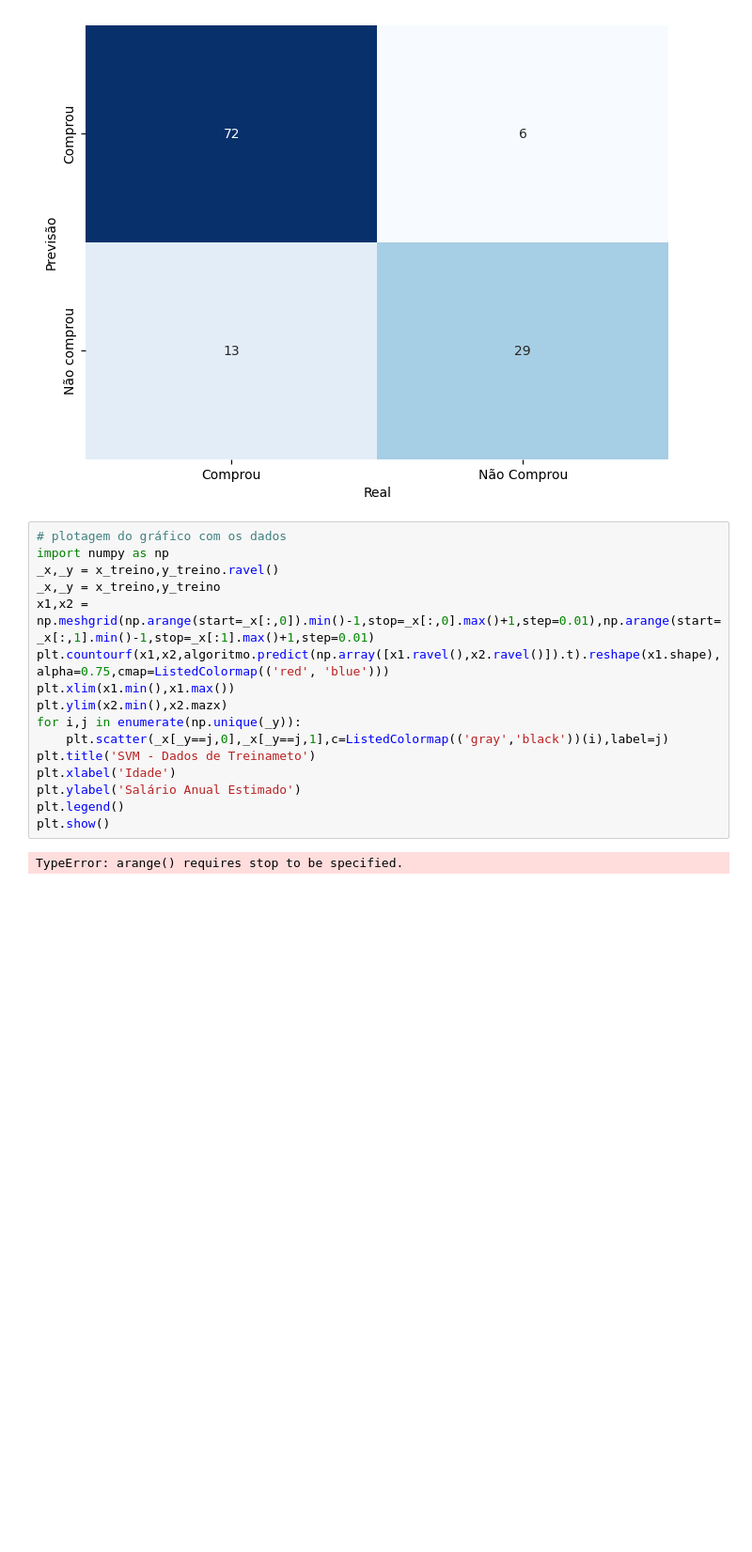
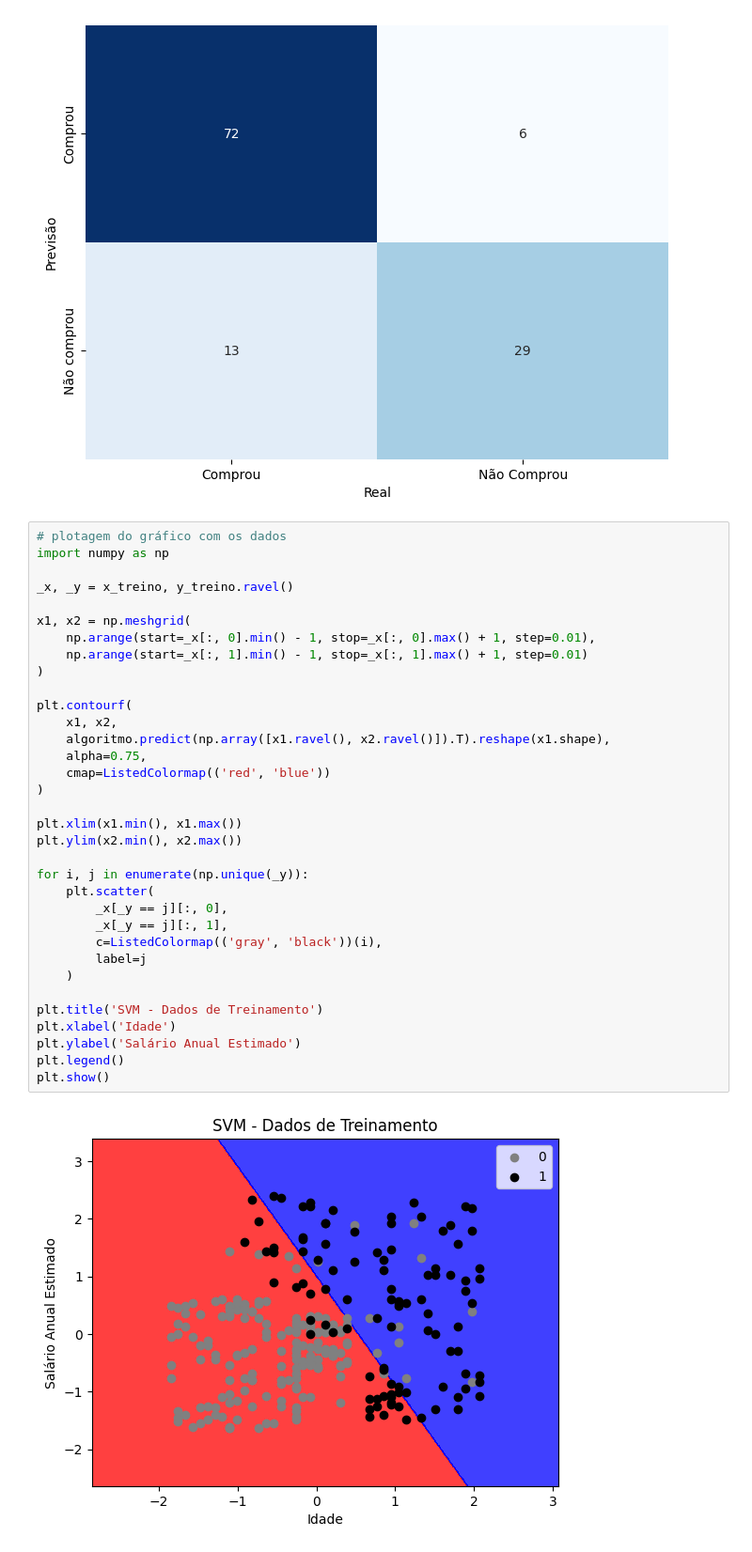
Before and after one commit to LANDOSOUZA/inteligencia_artificial_2025, a Jupyter notebook: aula_9/codigo.ipynb, the cells around one changed output. Shown at 94% size. Drawn from its saved outputs; the diff is of its cells as text; blank space fills up the shorter version.

```diff
--- a/aula_9/codigo.ipynb
+++ b/aula_9/codigo.ipynb
@@ -151,21 +176,39 @@ Text(70.72222222222221, 0.5, 'Previsão')
 # %%
 # plotagem do gráfico com os dados
 import numpy as np
-_x,_y = x_treino,y_treino.ravel()
-_x,_y = x_treino,y_treino
-x1,x2 = np.meshgrid(np.arange(start=_x[:,0]).min()-1,stop=_x[:,0].max()+1,step=0.01),np.arange(start=_x[:,1].min()-1,stop=_x[:1].max()+1,step=0.01)
-plt.countourf(x1,x2,algoritmo.predict(np.array([x1.ravel(),x2.ravel()]).t).reshape(x1.shape),alpha=0.75,cmap=ListedColormap(('red', 'blue')))
-plt.xlim(x1.min(),x1.max())
-plt.ylim(x2.min(),x2.mazx)
-for i,j in enumerate(np.unique(_y)):
-    plt.scatter(_x[_y==j,0],_x[_y==j,1],c=ListedColormap(('gray','black'))(i),label=j)
-plt.title('SVM - Dados de Treinameto')
+
+_x, _y = x_treino, y_treino.ravel()
+
+x1, x2 = np.meshgrid(
+    np.arange(start=_x[:, 0].min() - 1, stop=_x[:, 0].max() + 1, step=0.01),
+    np.arange(start=_x[:, 1].min() - 1, stop=_x[:, 1].max() + 1, step=0.01)
+)
+
+plt.contourf(
+    x1, x2,
+    algoritmo.predict(np.array([x1.ravel(), x2.ravel()]).T).reshape(x1.shape),
+    alpha=0.75,
+    cmap=ListedColormap(('red', 'blue'))
+)
+
+plt.xlim(x1.min(), x1.max())
+plt.ylim(x2.min(), x2.max())
+
+for i, j in enumerate(np.unique(_y)):
+    plt.scatter(
+        _x[_y == j][:, 0],
+        _x[_y == j][:, 1],
+        c=ListedColormap(('gray', 'black'))(i),
+        label=j
+    )
+
+plt.title('SVM - Dados de Treinamento')
 plt.xlabel('Idade')
 plt.ylabel('Salário Anual Estimado')
 plt.legend()
 plt.show()
 # %% [output]
-TypeError: arange() requires stop to be specified.
+[figure, added]
 # %%
 # plotagem do gráfico com os dados
 import numpy as np
```
Also changed, not shown: parts of 4 cells of this notebook, 2 other files.
